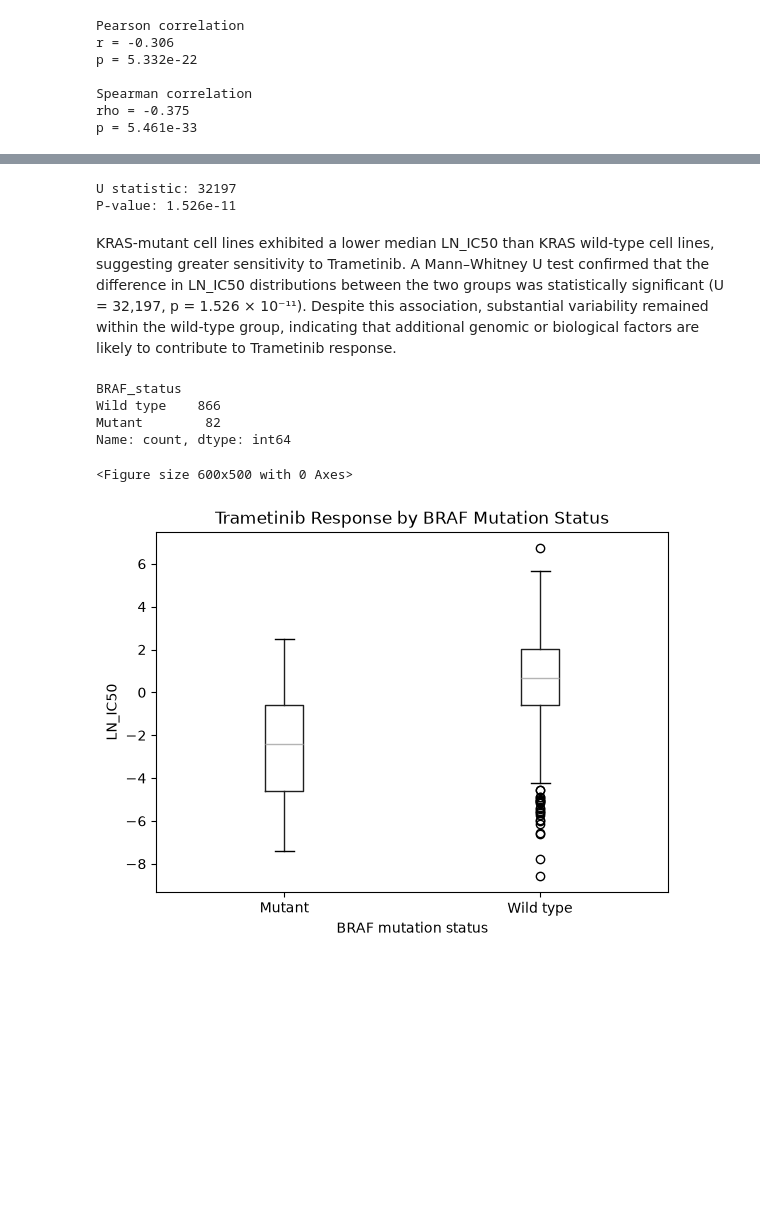
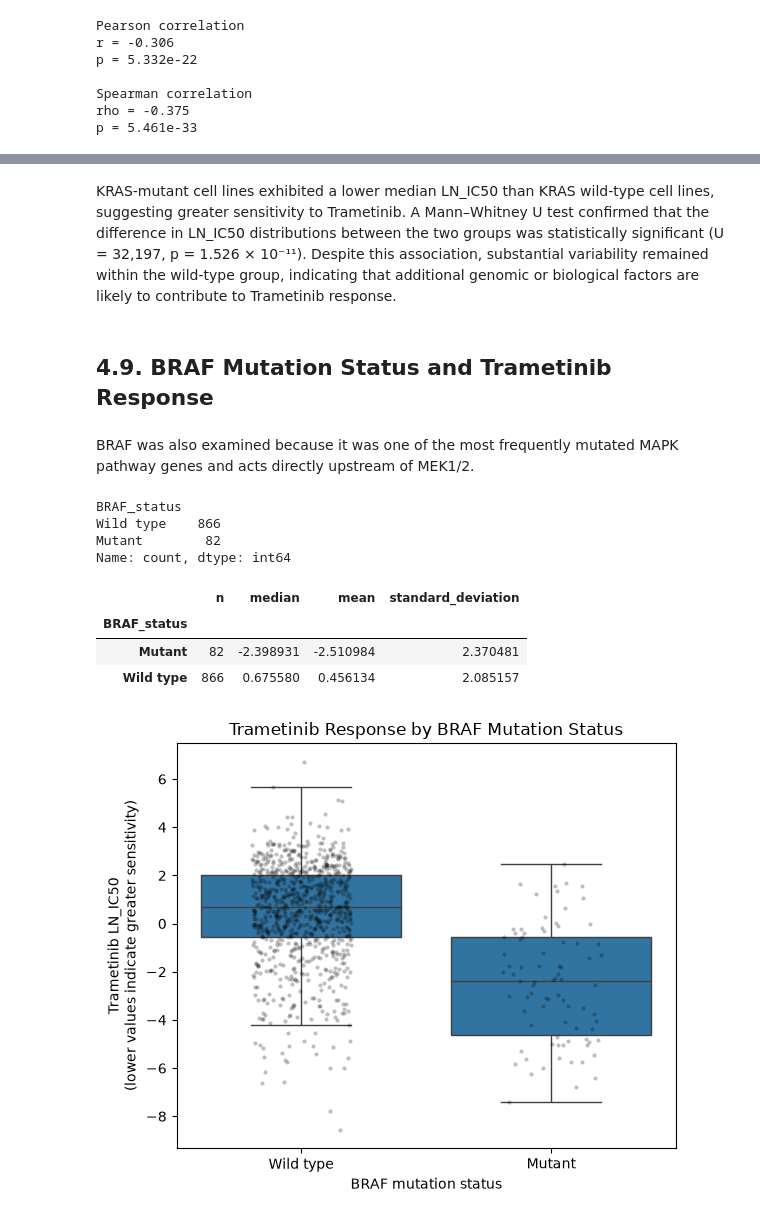
Before and after one commit to carolinemalaihull/trametinib-drug-response-ml, a Jupyter notebook: notebooks/01_data_exploration.ipynb, the cells around one changed output, grey strips where cells are left out. Drawn from its saved outputs; the diff is of its cells as text; code cells hidden in the pictures; blank space fills up the shorter version.

```diff
--- a/notebooks/01_data_exploration.ipynb
+++ b/notebooks/01_data_exploration.ipynb
@@ -1093,24 +1290,10 @@ from scipy.stats import mannwhitneyu
-# %%
-
-mutant = trametinib_matched.loc[
-    trametinib_matched["KRAS_status"] == "Mutant",
-    "LN_IC50"
-]
-
-wildtype = trametinib_matched.loc[
-    trametinib_matched["KRAS_status"] == "Wild type",
-    "LN_IC50"
-]
-
-stat, p = mannwhitneyu(mutant, wildtype, alternative="two-sided")
-
-print(f"U statistic: {stat:.0f}")
-print(f"P-value: {p:.4g}")
-# %% [output]
-U statistic: 32197
-P-value: 1.526e-11
 # %% [markdown]
 KRAS-mutant cell lines exhibited a lower median LN_IC50 than KRAS wild-type cell lines, suggesting greater sensitivity to Trametinib. A Mann–Whitney U test confirmed that the difference in LN_IC50 distributions between the two groups was statistically significant (U = 32,197, p = 1.526 × 10⁻¹¹). Despite this association, substantial variability remained within the wild-type group, indicating that additional genomic or biological factors are likely to contribute to Trametinib response.
+# %% [markdown]
+## 4.9. BRAF Mutation Status and Trametinib Response
+# %% [markdown]
+BRAF was also examined because it was one of the most frequently mutated
+MAPK pathway genes and acts directly upstream of MEK1/2.
 # %%
 # Identify cell lines with a BRAF mutation
 braf_models = set(
@@ -1132,22 +1315,56 @@ BRAF_status
 Wild type    866
 Mutant        82
 Name: count, dtype: int64
+# %%
+braf_summary = (
+    trametinib_matched
+    .groupby("BRAF_status")["LN_IC50"]
+    .agg(
+        n="count",
+        median="median",
+        mean="mean",
+        standard_deviation="std"
+    )
+)
+
+display(braf_summary)
+# %% [output]
+|  | n | median | mean | standard_deviation |
+| BRAF_status |  |  |  |  |
+| Mutant | 82 | -2.398931 | -2.510984 | 2.370481 |
+| Wild type | 866 | 0.675580 | 0.456134 | 2.085157 |
 # %%
-plt.figure(figsize=(6,5))
+plt.figure(figsize=(6, 5))
 
-trametinib_matched.boxplot(
-    column="LN_IC50",
-    by="BRAF_status",
-    grid=False
+sns.boxplot(
+    data=trametinib_matched,
+    x="BRAF_status",
+    y="LN_IC50",
+    order=["Wild type", "Mutant"],
+    showfliers=False
+)
+
+sns.stripplot(
+    data=trametinib_matched,
+    x="BRAF_status",
+    y="LN_IC50",
+    order=["Wild type", "Mutant"],
+    color="black",
+    alpha=0.25,
+    size=3,
+    jitter=0.2
+)
+
+plt.xlabel("BRAF mutation status")
+plt.ylabel(
+    "Trametinib LN_IC50\n"
+    "(lower values indicate greater sensitivity)"
 )
 
 plt.title("Trametinib Response by BRAF Mutation Status")
-plt.suptitle("")
-plt.xlabel("BRAF mutation status")
-plt.ylabel("LN_IC50")
 
+plt.tight_layout()
 plt.show()
 # %% [output]
-<Figure size 600x500 with 0 Axes>
-[figure, old version]
+[figure, new version]
 # %%
```
Also changed, not shown: parts of 53 cells of this notebook.
